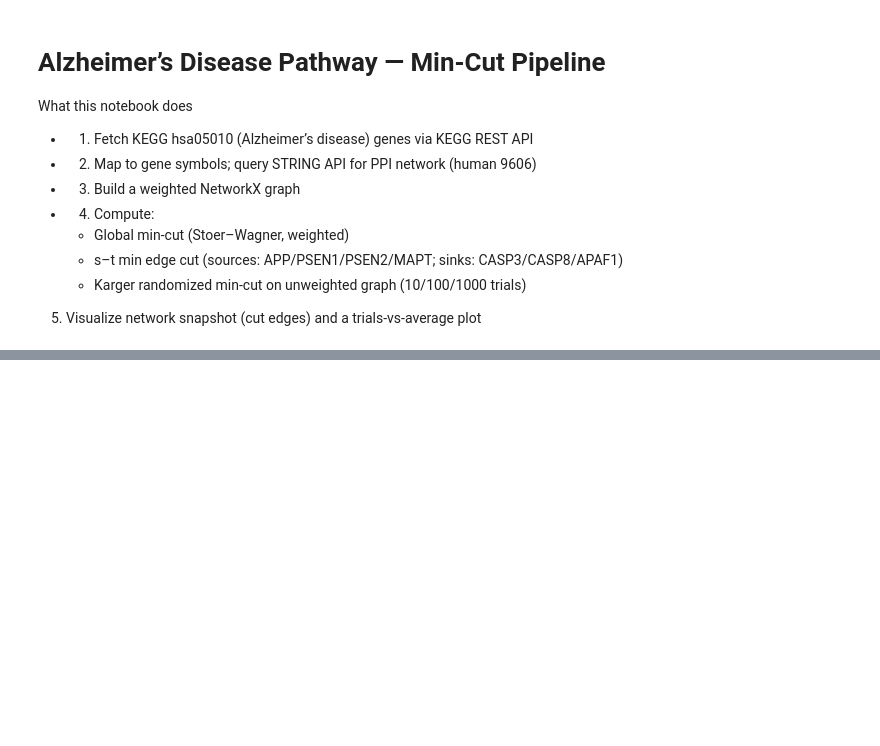
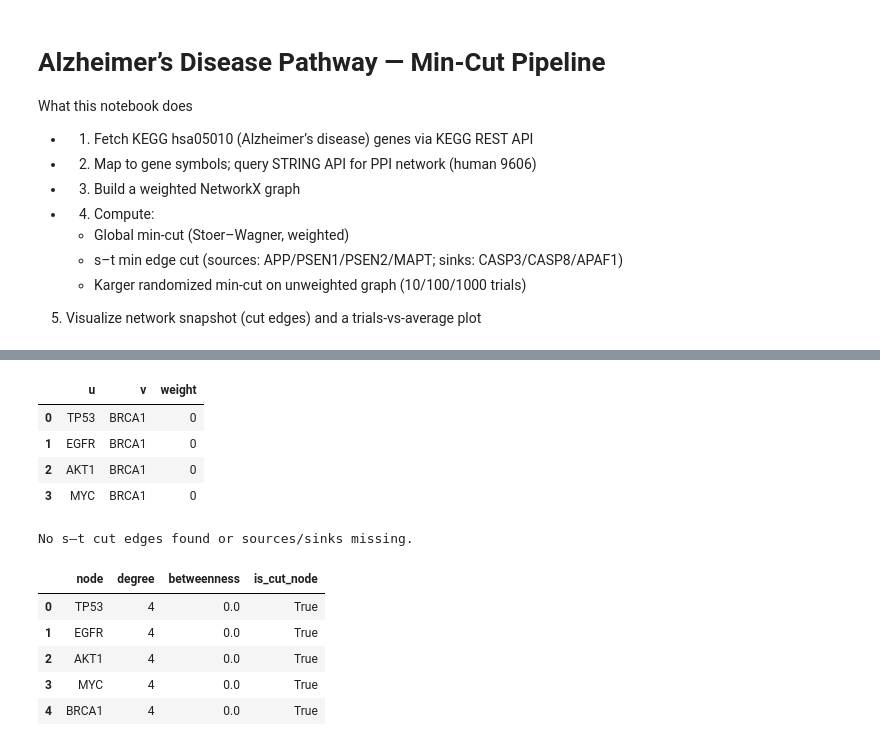
Before and after one commit to cgcb-01/Protein-Protein-Interaction_Kargers-s-Min-Cut, a Jupyter notebook: notebooks/exploration.ipynb, the cells around one changed output, grey strips where cells are left out. Drawn from its saved outputs; the diff is of its cells as text; code cells hidden in the pictures; blank space fills up the shorter version.

```diff
--- a/notebooks/exploration.ipynb
+++ b/notebooks/exploration.ipynb
@@ -230,0 +337,51 @@ pd.DataFrame({t: pd.Series(v) for t, v in karger_results.items()}).describe()
+# %%
+# Global min-cut edges (weighted)
+if sw_value is not None:
+    sw_edges_tbl = pd.DataFrame(sw_edges, columns=["u", "v", "weight"]).sort_values("weight", ascending=False)
+    display(sw_edges_tbl.head(20))
+else:
+    sw_edges_tbl = pd.DataFrame()
+    print("No global min-cut edges table (graph too small).")
+
+# s–t cut edges (weighted lookups)
+if st_cut:
+    st_edges_tbl = pd.DataFrame([(u, v, G[u][v].get("weight", 1)) for (u, v) in st_cut],
+                                columns=["u", "v", "weight"]).sort_values("weight", ascending=False)
+    display(st_edges_tbl.head(20))
+else:
+    print("No s–t cut edges found or sources/sinks missing.")
+
+# Centrality around global cut edges
+if not sw_edges_tbl.empty:
+    cut_nodes = set(sw_edges_tbl["u"]).union(set(sw_edges_tbl["v"]))
+    sub_nodes = set(cut_nodes)
+    for n in list(cut_nodes):
+        sub_nodes.update(G.neighbors(n))
+    Hsub = G.subgraph(sub_nodes).copy()
+
+    bet = nx.betweenness_centrality(Hsub, normalized=True)
+    deg = dict(Hsub.degree())
+
+    cen_tbl = pd.DataFrame({
+        "node": list(Hsub.nodes()),
+        "degree": [deg[n] for n in Hsub.nodes()],
+        "betweenness": [bet.get(n, 0.0) for n in Hsub.nodes()],
+        "is_cut_node": [n in cut_nodes for n in Hsub.nodes()]
+    }).sort_values(["is_cut_node", "betweenness", "degree"], ascending=[False, False, False])
+
+    display(cen_tbl.head(30))
+else:
+    print("Centrality skipped: no global min-cut edges.")
+# %% [output]
+|  | u | v | weight |
+| 0 | TP53 | BRCA1 | 0 |
+| 1 | EGFR | BRCA1 | 0 |
+| 2 | AKT1 | BRCA1 | 0 |
+| 3 | MYC | BRCA1 | 0 |
+No s–t cut edges found or sources/sinks missing.
+|  | node | degree | betweenness | is_cut_node |
+| 0 | TP53 | 4 | 0.0 | True |
+| 1 | EGFR | 4 | 0.0 | True |
+| 2 | AKT1 | 4 | 0.0 | True |
+| 3 | MYC | 4 | 0.0 | True |
+| 4 | BRCA1 | 4 | 0.0 | True |
```
Also changed, not shown: parts of 7 cells of this notebook.
